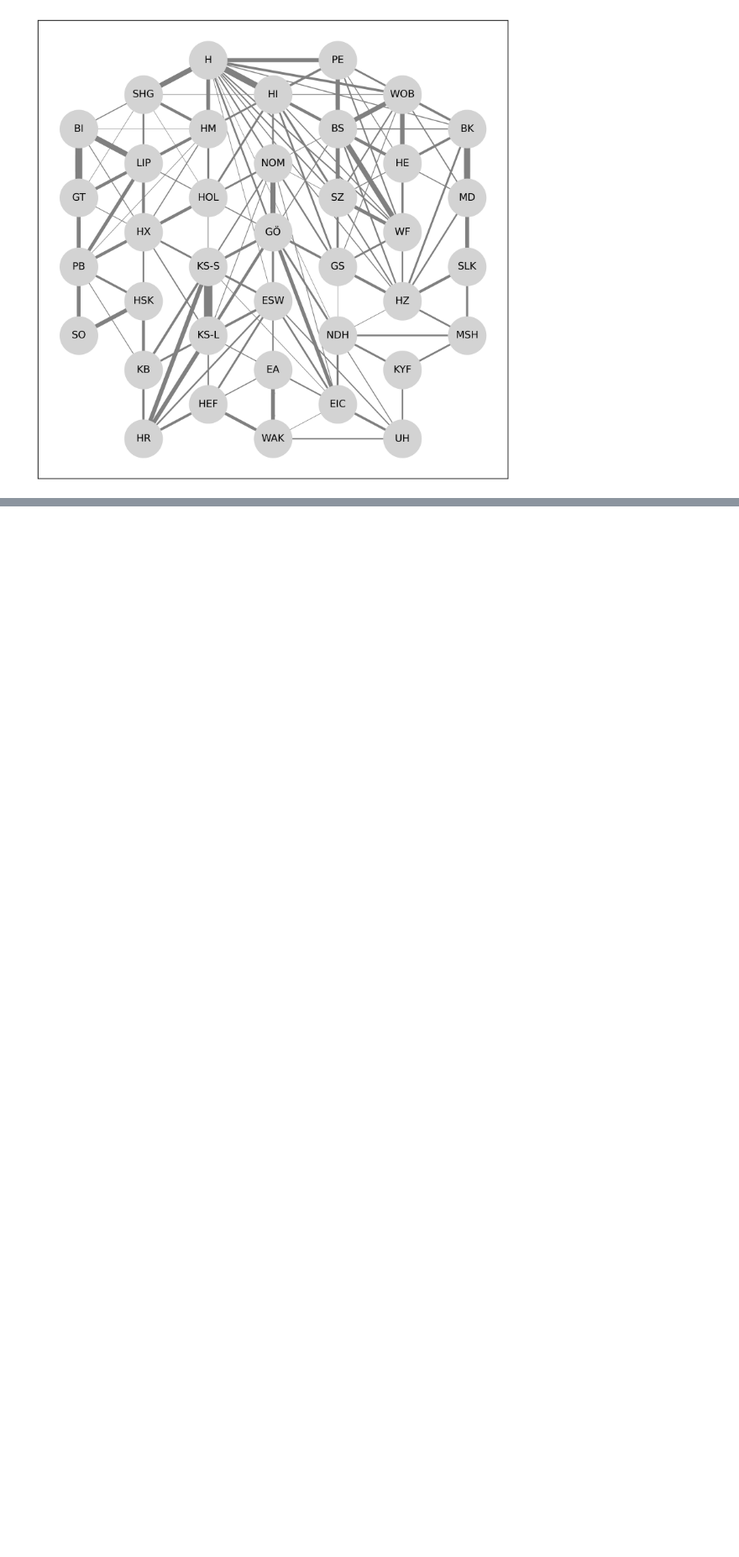
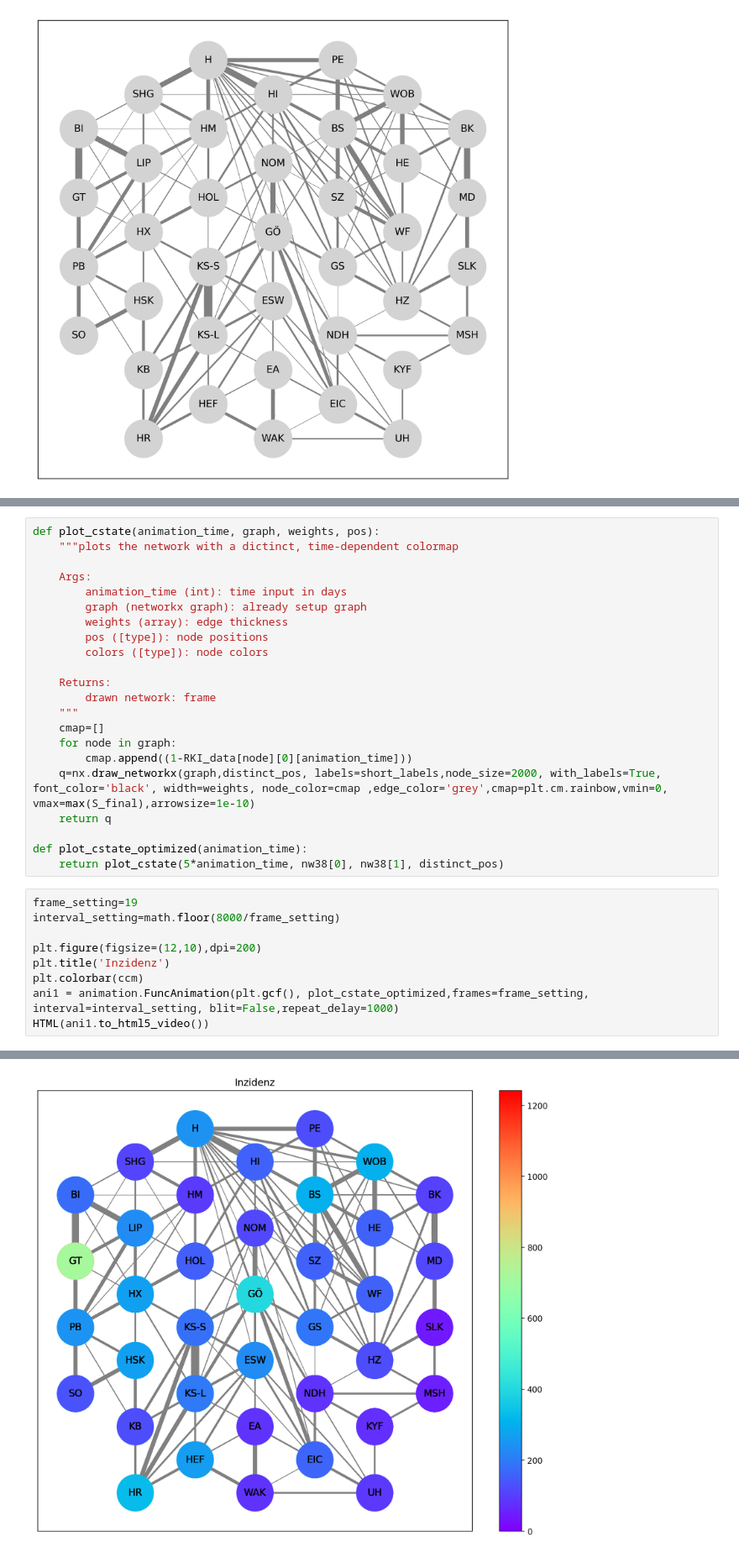
Before and after one commit to torbensun/Modeling-Of-Epidemics-With-Compartmental-And-Network-Models, a Jupyter notebook: Network Design.ipynb, the cells around one changed output, grey strips where cells are left out. Shown at 84% size. Drawn from its saved outputs; the diff is of its cells as text; blank space fills up the shorter version.

```diff
--- a/Network Design.ipynb
+++ b/Network Design.ipynb
@@ -46,0 +90,32 @@ create_network(nw_mat, distinct_pos)
+# %%
+def plot_cstate(animation_time, graph, weights, pos):
+    """plots the network with a dictinct, time-dependent colormap
+
+    Args:
+        animation_time (int): time input in days
+        graph (networkx graph): already setup graph
+        weights (array): edge thickness
+        pos ([type]): node positions
+        colors ([type]): node colors
+
+    Returns:
+        drawn network: frame
+    """
+    cmap=[]
+    for node in graph:
+        cmap.append((1-RKI_data[node][0][animation_time]))
+    q=nx.draw_networkx(graph,distinct_pos, labels=short_labels,node_size=2000, with_labels=True, font_color='black', width=weights, node_color=cmap ,edge_color='grey',cmap=plt.cm.rainbow,vmin=0, vmax=max(S_final),arrowsize=1e-10)
+    return q
+
+def plot_cstate_optimized(animation_time):
+    return plot_cstate(5*animation_time, nw38[0], nw38[1], distinct_pos)
+# %%
+frame_setting=19
+interval_setting=math.floor(8000/frame_setting)
+
+plt.figure(figsize=(12,10),dpi=200)
+plt.title('Inzidenz')
+plt.colorbar(ccm)
+ani1 = animation.FuncAnimation(plt.gcf(), plot_cstate_optimized,frames=frame_setting, interval=interval_setting, blit=False,repeat_delay=1000)
+HTML(ani1.to_html5_video())
+# %% [output]
@@ -46,0 +123 @@ create_network(nw_mat, distinct_pos)
+[figure, added]
```
Also changed, not shown: parts of 8 cells of this notebook, 5 other files.
